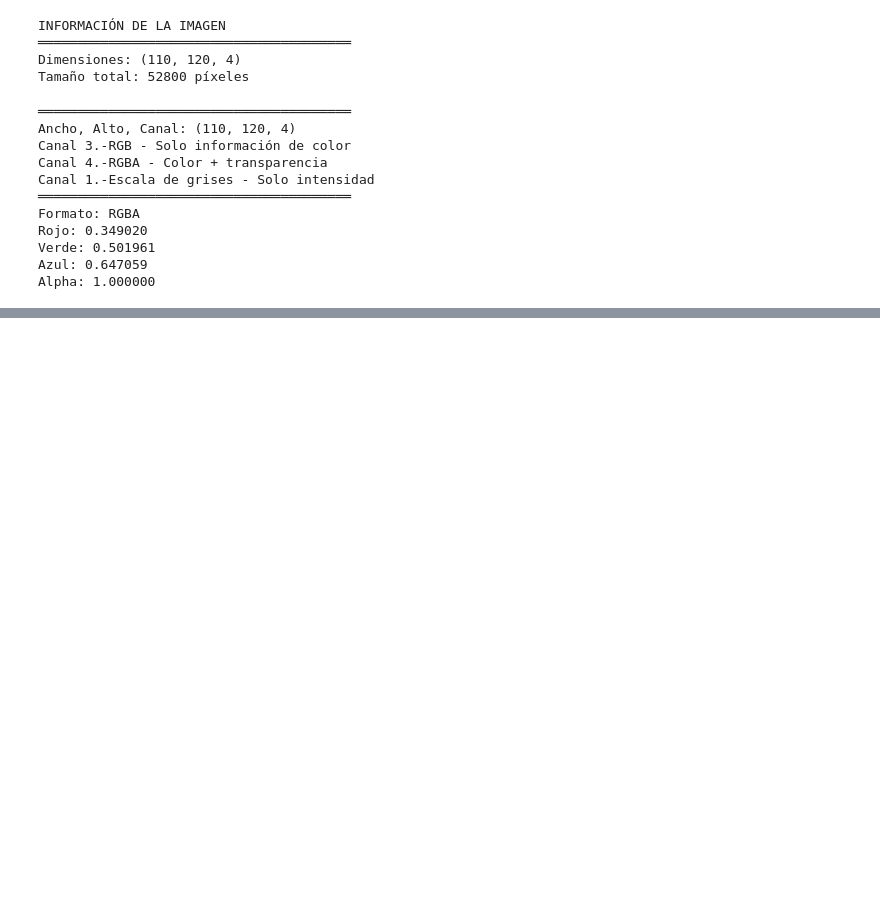
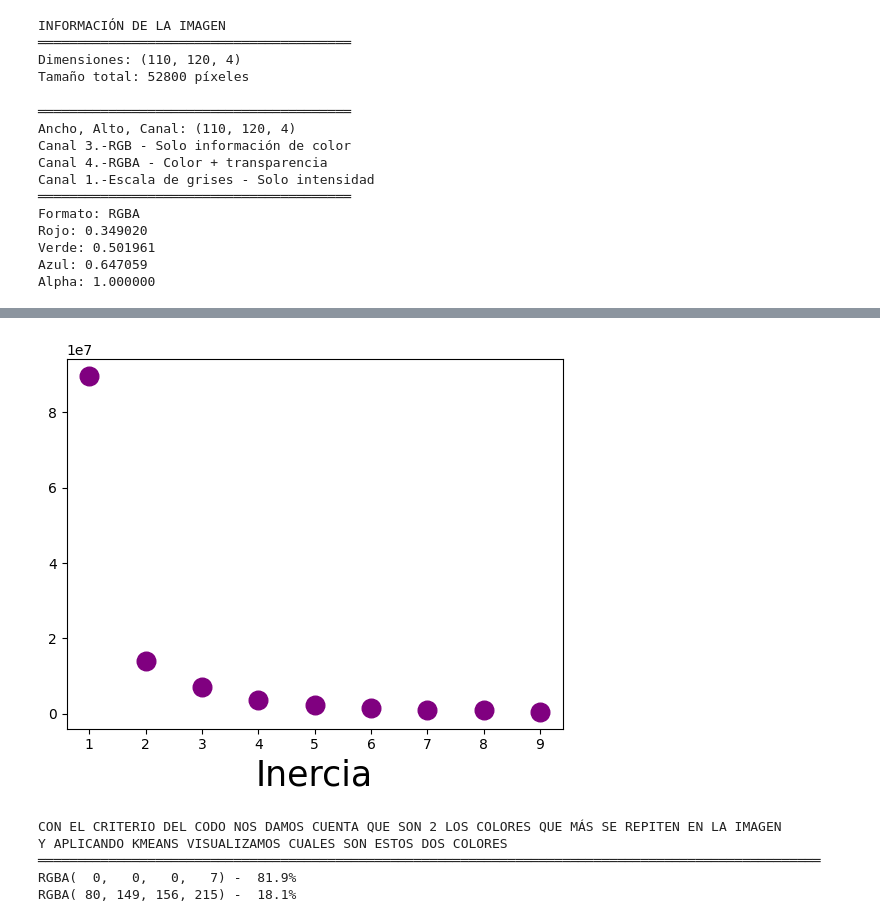
Before and after one commit to echaparro/Herramientas_Aplicaciones_IA_2025, a Jupyter notebook: Introduccion/Actividad_1/Actividad1_Extracción.ipynb, the cells around one changed output, grey strips where cells are left out. Cells and saved outputs as stored; diff of their text form; code cells hidden in the pictures; blank space fills up the shorter version.

```diff
--- a/Introduccion/Actividad_1/Actividad1_Extracción.ipynb
+++ b/Introduccion/Actividad_1/Actividad1_Extracción.ipynb
@@ -455,0 +498,34 @@ Alpha: 1.000000
+# %%
+from sklearn.cluster import KMeans
+inercias =[]
+for k in range(1,10):
+    kmeans =KMeans(n_clusters=k).fit(X)
+    inercias.append(kmeans.inertia_)
+
+plt.Figure(figsize=(6,5), dpi=100)
+plt.scatter(range(1,10), inercias, marker="o", s=180,color= "purple")
+plt.xlabel("Número de Clusters", fontsize=25)
+plt.xlabel("Inercia", fontsize=25)
+plt.show()
+# %% [output]
+[figure, added]
+# %%
+print("CON EL CRITERIO DEL CODO NOS DAMOS CUENTA QUE SON 2 LOS COLORES QUE MÁS SE REPITEN EN LA IMAGEN")
+print("Y APLICANDO KMEANS VISUALIZAMOS CUALES SON ESTOS DOS COLORES")
+print("═" * 100)
+
+kmeans = KMeans(n_clusters=2,random_state=0).fit(pixeles_muestra)
+labels = kmeans.labels_
+centros = kmeans.cluster_centers_.astype(int)
+counts = np.bincount(labels)
+porcentajes = (counts / len(pixeles_muestra)) * 100
+
+for i in range(len(centros)):
+    r, g, b, a = centros[i]
+    print(f"RGBA({r:3d}, {g:3d}, {b:3d}, {a:3d}) - {porcentajes[i]:5.1f}%")
+# %% [output]
+CON EL CRITERIO DEL CODO NOS DAMOS CUENTA QUE SON 2 LOS COLORES QUE MÁS SE REPITEN EN LA IMAGEN
+Y APLICANDO KMEANS VISUALIZAMOS CUALES SON ESTOS DOS COLORES
+════════════════════════════════════════════════════════════════════════════════════════════════════
+RGBA(  0,   0,   0,   7) -  81.9%
+RGBA( 80, 149, 156, 215) -  18.1%
```
Also changed, not shown: parts of 3 cells of this notebook, 1 other file.
